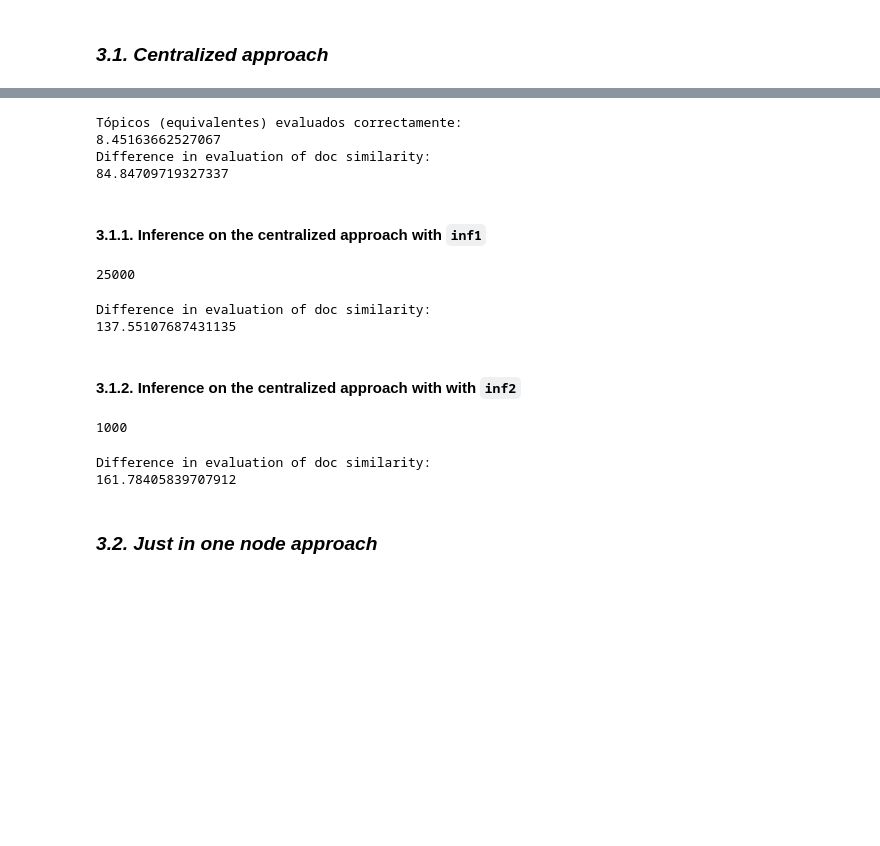
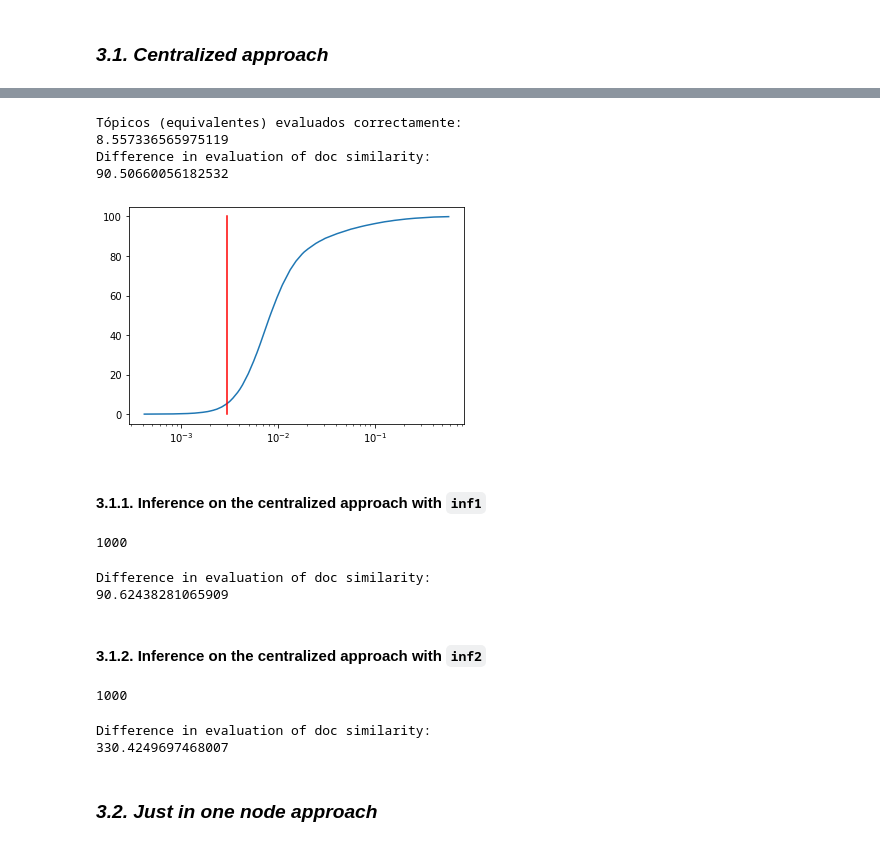
Before and after one commit to Nemesis1303/gFedNTM, a Jupyter notebook: notebooks/Centralized-Mallet-Prod_v2.ipynb, the cells around one changed output, grey strips where cells are left out. Cells and saved outputs as stored; diff of their text form; code cells hidden in the pictures; blank space fills up the shorter version.

```diff
--- a/notebooks/Centralized-Mallet-Prod_v2.ipynb
+++ b/notebooks/Centralized-Mallet-Prod_v2.ipynb
@@ -228,11 +202,0 @@ Generating document words for node  11
-# %%
-global_inf_corpus = list(itertools.chain.from_iterable(documents_all2))
-print(len(global_inf_corpus))
-
-
-for i in range(len(doc_topics_all2)):
-    if i == 0:
-        global_inf_doc_topics = doc_topics_all2[i]
-    else:
-        global_inf_doc_topics = np.concatenate((global_inf_doc_topics,doc_topics_all2[i]))
-print(global_inf_doc_topics.shape)
@@ -241,0 +208,10 @@ print(global_inf_doc_topics.shape)
+# %%
+inf2 = [doc for docs_node in documents_all for doc in docs_node[n_docs:(n_docs+n_docs_global_inf)]]
+print(len(inf2))
+
+for i in range(len(doc_topics_all)):
+    if i == 0:
+        inf2_doc_topics = doc_topics_all[i][n_docs:(n_docs+n_docs_global_inf)]
+    else:
+        inf2_doc_topics = np.concatenate((inf2_doc_topics,doc_topics_all[i][n_docs:(n_docs+n_docs_global_inf)]))
+print(inf2_doc_topics.shape)
@@ -489,0 +502,14 @@ Difference in evaluation of doc similarity:
+# %%
+# Dif 5000x5000
+thetas = np.loadtxt(modeldir.joinpath('doc-topics.txt').resolve().as_posix(), delimiter='\t', dtype=np.float32)[:,2:]#[:n_docs,:]
+
+for i in range(len(doc_topics_all)):
+    if i == 0:
+        doc_topics = doc_topics_all[i][0:n_docs]
+    else:
+        doc_topics = np.concatenate((doc_topics,doc_topics_all[i][0:n_docs]))
+print(doc_topics.shape)
+
+thetas_theoretical = doc_topics
+
+thetas_21_5000 = eval_thetas(thetas_theoretical, thetas, n_docs*n_nodes)
@@ -789,33 +837,40 @@ Settings:
 # %%
 # Get betas
 betas = avitm.get_topic_word_distribution()
 all_words = ['wd'+str(word) for word in np.arange(vocab_size+1) if word > 0]
 betas = convert_topic_word_to_init_size(vocab_size=vocab_size,
                                         model=avitm,
                                         model_type="avitm",
                                         ntopics=n_topics,
                                         id2token=id2token,
                                         all_words=all_words)
 
 # Get thetas
 thetas = np.asarray(avitm.get_doc_topic_distribution(avitm.train_data))[0:n_docs,:]
+
+plot_thetas(thetas)
+
+thetas_prod_centr = thetas
 thetas[thetas < 3e-3] = 0
 thetas = normalize(thetas, axis=1, norm='l1')
 thetas_theoretical = doc_topics_all[0][0:n_docs]
 
+
+
 # Eval betas and thetas
 betas_31 = eval_betas(betas, topic_vectors)
 thetas_31 = eval_thetas(thetas_theoretical, thetas, n_docs)
 # %% [output]
 Tópicos (equivalentes) evaluados correctamente:
-8.45163662527067
+8.557336565975119
 Difference in evaluation of doc similarity:
-84.84709719327337
+90.50660056182532
+[figure, added]
 # %% [markdown]
 #### 3.1.1. Inference on the centralized approach with `inf1`
 # %%
 # Define inference corpus
-corpus_inf = [doc for docs_node in documents_all for doc in docs_node[n_docs:(n_docs+n_docs_inf)]]
+corpus_inf = inf1[0:n_docs]
 print(len(corpus_inf))
 
 
@@ -834,14 +889,14 @@ thetas_theoretical = doc_topics_all[0][n_docs:(n_docs+n_docs_inf)]
 # Eval thetas
 thetas_311 = eval_thetas(thetas_theoretical, thetas_inf, n_docs_inf)
 # %% [output]
-25000
+1000
 Difference in evaluation of doc similarity:
-137.55107687431135
+90.62438281065909
 # %% [markdown]
-#### 3.1.2. Inference on the centralized approach with with `inf2`
+#### 3.1.2. Inference on the centralized approach with `inf2`
 # %%
 # Define inference corpus
-corpus_inf = global_inf_corpus
+corpus_inf = inf2
 print(len(corpus_inf))
 
 # Get inferred thetas
@@ -854,14 +909,14 @@ thetas_inf = np.asarray(avitm.get_doc_topic_distribution(val_data))[0:n_docs,:]
 thetas_inf[thetas_inf < 3e-3] = 0
 thetas_inf = normalize(thetas_inf, axis=1, norm='l1')
 
-thetas_theoretical = global_inf_doc_topics
+thetas_theoretical = inf2_doc_topics
 
 # Eval thetas
 thetas_312 = eval_thetas(thetas_theoretical, thetas_inf, n_docs_inf)
 # %% [output]
 1000
 Difference in evaluation of doc similarity:
-161.78405839707912
+330.4249697468007
 # %% [markdown]
 ### *3.2. Just in one node approach*
 # %%
```
Also changed, not shown: parts of 43 cells of this notebook, 24 other files.
